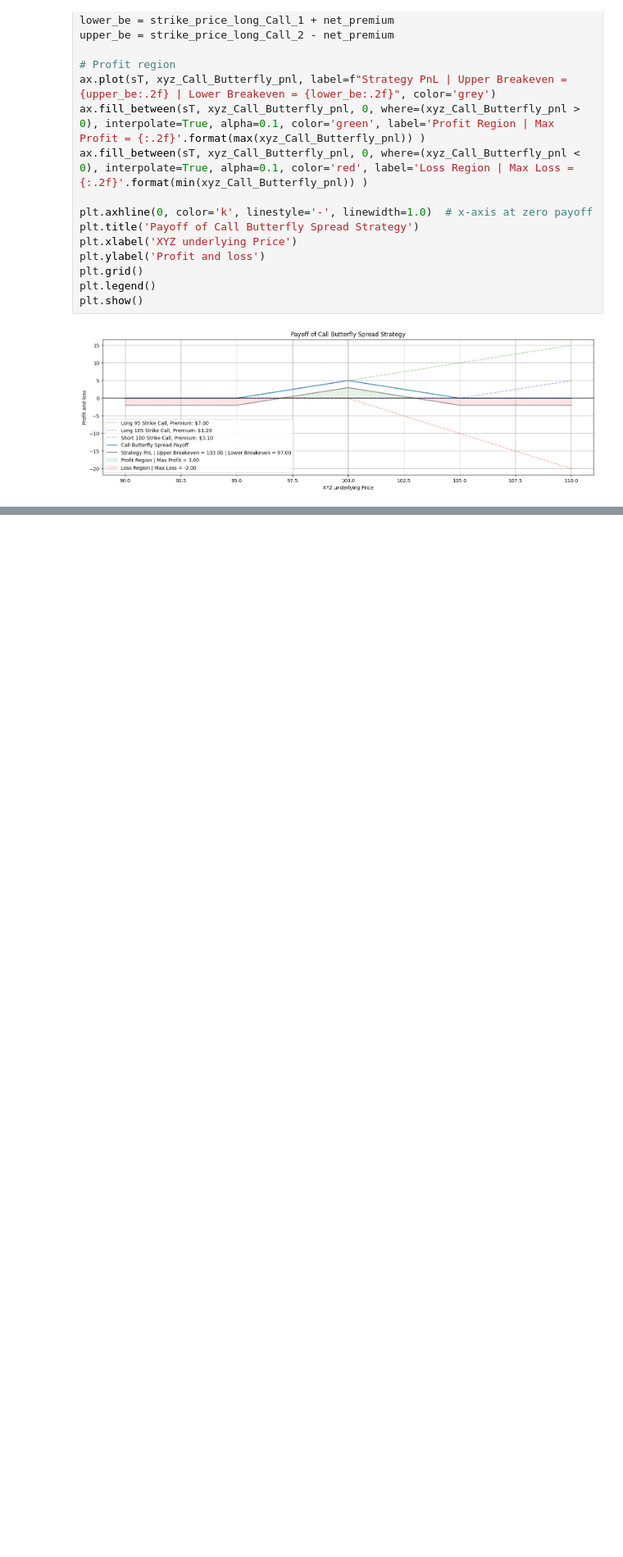
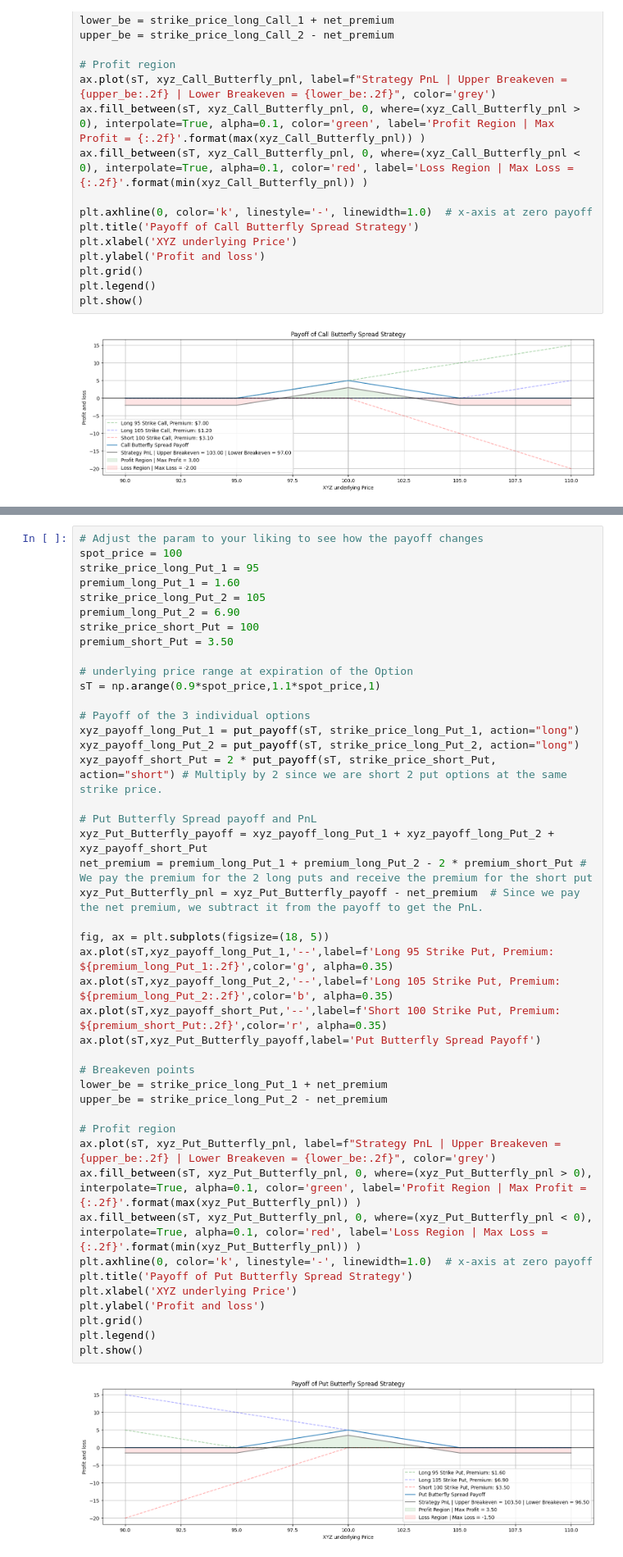
Before and after one commit to KevinTan1203/Systematic-Quant-Trading, a Jupyter notebook: Quantitative Concepts/Derivatives & Options/Options.ipynb, the cells around one changed output, grey strips where cells are left out. Shown at 82% size. Cells and saved outputs as stored; diff of their text form; blank space fills up the shorter version.

Commit message:
Updated Options Concept

```diff
--- a/Quantitative Concepts/Derivatives & Options/Options.ipynb
+++ b/Quantitative Concepts/Derivatives & Options/Options.ipynb
@@ -1033,0 +1092,46 @@ plt.show()
+# %%
+# Adjust the param to your liking to see how the payoff changes
+spot_price = 100
+strike_price_long_Put_1 = 95
+premium_long_Put_1 = 1.60
+strike_price_long_Put_2 = 105
+premium_long_Put_2 = 6.90
+strike_price_short_Put = 100
+premium_short_Put = 3.50
+
+# underlying price range at expiration of the Option
+sT = np.arange(0.9*spot_price,1.1*spot_price,1)
+
+# Payoff of the 3 individual options
+xyz_payoff_long_Put_1 = put_payoff(sT, strike_price_long_Put_1, action="long")
+xyz_payoff_long_Put_2 = put_payoff(sT, strike_price_long_Put_2, action="long")
+xyz_payoff_short_Put = 2 * put_payoff(sT, strike_price_short_Put, action="short") # Multiply by 2 since we are short 2 put options at the same strike price.
+
+# Put Butterfly Spread payoff and PnL
+xyz_Put_Butterfly_payoff = xyz_payoff_long_Put_1 + xyz_payoff_long_Put_2 + xyz_payoff_short_Put
+net_premium = premium_long_Put_1 + premium_long_Put_2 - 2 * premium_short_Put # We pay the premium for the 2 long puts and receive the premium for the short put
+xyz_Put_Butterfly_pnl = xyz_Put_Butterfly_payoff - net_premium  # Since we pay the net premium, we subtract it from the payoff to get the PnL.
+
+fig, ax = plt.subplots(figsize=(18, 5))
+ax.plot(sT,xyz_payoff_long_Put_1,'--',label=f'Long 95 Strike Put, Premium: ${premium_long_Put_1:.2f}',color='g', alpha=0.35)
+ax.plot(sT,xyz_payoff_long_Put_2,'--',label=f'Long 105 Strike Put, Premium: ${premium_long_Put_2:.2f}',color='b', alpha=0.35)
+ax.plot(sT,xyz_payoff_short_Put,'--',label=f'Short 100 Strike Put, Premium: ${premium_short_Put:.2f}',color='r', alpha=0.35)
+ax.plot(sT,xyz_Put_Butterfly_payoff,label='Put Butterfly Spread Payoff')
+
+# Breakeven points
+lower_be = strike_price_long_Put_1 + net_premium
+upper_be = strike_price_long_Put_2 - net_premium
+
+# Profit region
+ax.plot(sT, xyz_Put_Butterfly_pnl, label=f"Strategy PnL | Upper Breakeven = {upper_be:.2f} | Lower Breakeven = {lower_be:.2f}", color='grey')
+ax.fill_between(sT, xyz_Put_Butterfly_pnl, 0, where=(xyz_Put_Butterfly_pnl > 0), interpolate=True, alpha=0.1, color='green', label='Profit Region | Max Profit = {:.2f}'.format(max(xyz_Put_Butterfly_pnl)) )
+ax.fill_between(sT, xyz_Put_Butterfly_pnl, 0, where=(xyz_Put_Butterfly_pnl < 0), interpolate=True, alpha=0.1, color='red', label='Loss Region | Max Loss = {:.2f}'.format(min(xyz_Put_Butterfly_pnl)) )
+plt.axhline(0, color='k', linestyle='-', linewidth=1.0)  # x-axis at zero payoff
+plt.title('Payoff of Put Butterfly Spread Strategy')
+plt.xlabel('XYZ underlying Price')
+plt.ylabel('Profit and loss')
+plt.grid()
+plt.legend()
+plt.show()
+# %% [output]
+[figure, added]
```
Also changed, not shown: parts of 22 cells of this notebook, 1 other file.
